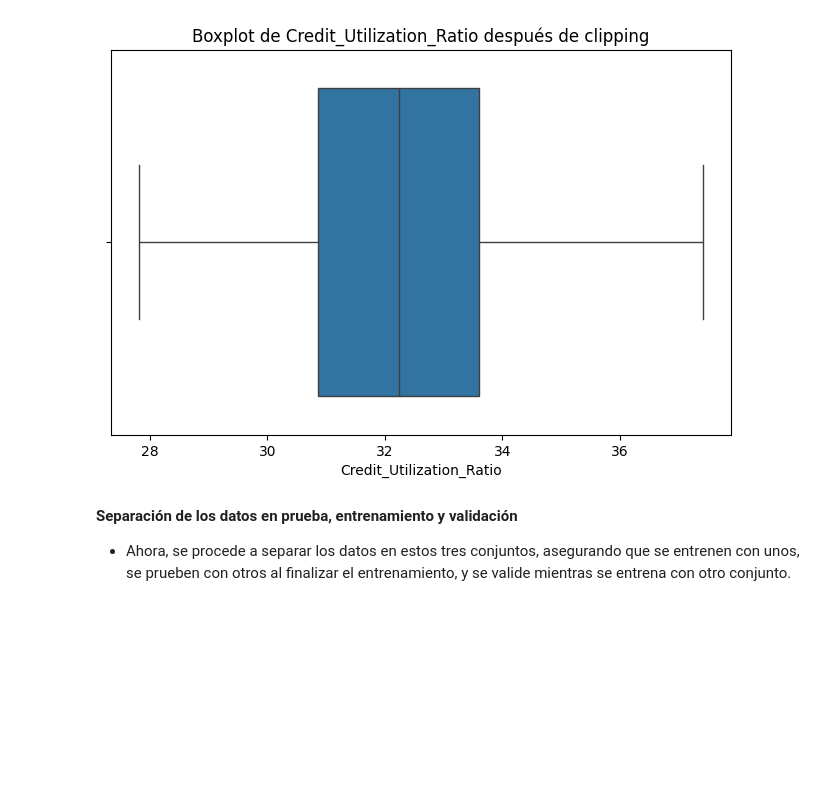
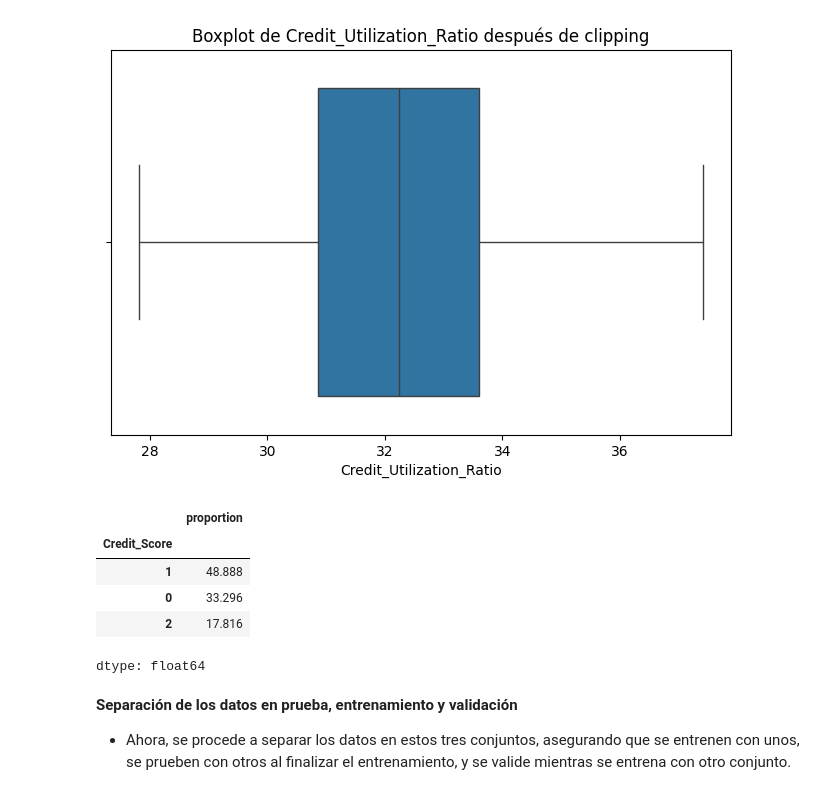
Before and after one commit to jgesc-05/ann_multiclass_task, a Jupyter notebook: model_training.ipynb, the cells around one changed output. Drawn from its saved outputs; the diff is of its cells as text; code cells hidden in the pictures; blank space fills up the shorter version.

```diff
--- a/model_training.ipynb
+++ b/model_training.ipynb
@@ -571,6 +571,16 @@ for col in cols_con_outliers:
 [figure]
 [figure]
 [figure]
+# %%
+# Verificar balanceo de la variable objetivo Credit_Score
+df['Credit_Score'].value_counts(normalize=True) * 100
+# %% [output]
+|  | proportion |
+| Credit_Score |  |
+| 1 | 48.888 |
+| 0 | 33.296 |
+| 2 | 17.816 |
+dtype: float64
 # %% [markdown]
 **Separación de los datos en prueba, entrenamiento y validación**
 * Ahora, se procede a separar los datos en estos tres conjuntos, asegurando que se entrenen con unos, se prueben con otros al finalizar el entrenamiento, y se valide mientras se entrena con otro conjunto.
```
Also changed, not shown: parts of 8 cells of this notebook, 1 other file.
